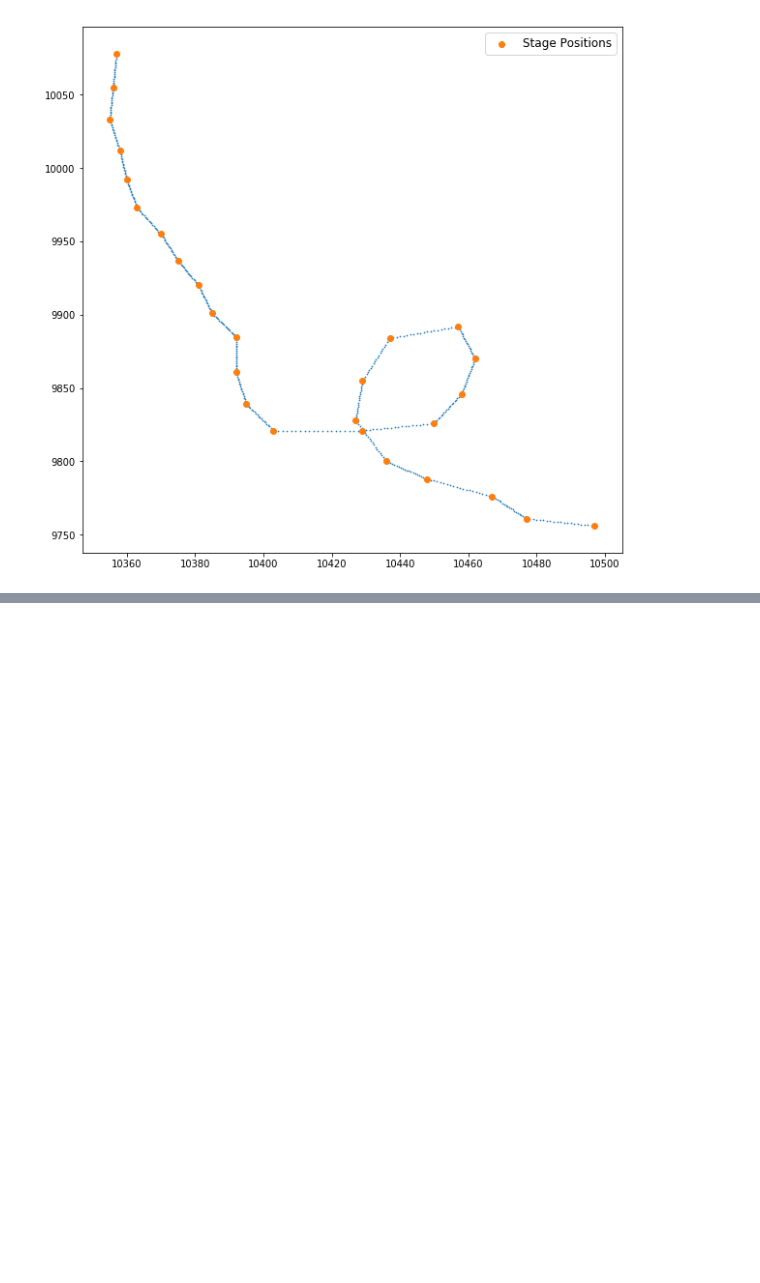
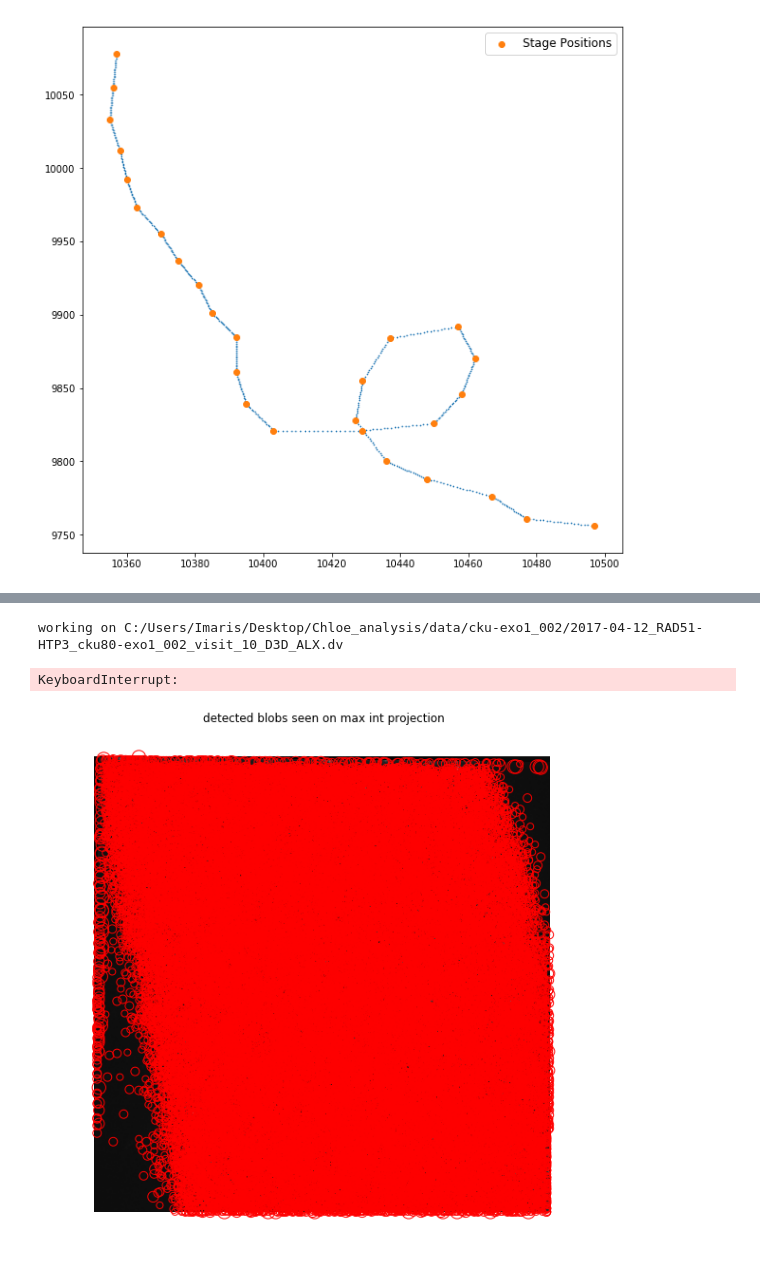
Before and after one commit to bioimage-analysis/Chloe_Chromosome_detection, a Jupyter notebook: notebook/batch.ipynb, the cells around one changed output, grey strips where cells are left out. Cells and saved outputs as stored; diff of their text form; code cells hidden in the pictures; blank space fills up the shorter version.

Commit message:
batch

```diff
--- a/notebook/batch.ipynb
+++ b/notebook/batch.ipynb
@@ -27,7 +26,7 @@ plt.rcParams['figure.figsize'] = 8,8
 plt.rcParams['image.interpolation'] = 'nearest'
 plt.rcParams['image.cmap'] = 'gray'
 # %%
-path = '/Users/Espenel/Desktop/Mini-Grant-Image-analysis/2018/Chloe/data_chloe/cku-exo1_002/'
+path = "C:/Users/Imaris/Desktop/Chloe_analysis/data/cku-exo1_002/"
 # %%
 javabridge.start_vm(class_path=bioformats.JARS)
 # %%
@@ -45,14 +44,16 @@ plt.legend([stage_pos], ["Stage Positions"], loc=0,fontsize='large')
 <matplotlib.legend.Legend at 0x...>
 [figure]
 # %%
+parameters = {
 # Size kernel for background substraction, should be a little larger than the object of interest
-back_sub_ch1 = 5
-back_sub_ch2 = 5
-back_sub_ch3 = 20
+'back_sub_ch1' : 5,
+'back_sub_ch2' : 5,
+'back_sub_ch3' : 20,
 # LOCI detection:
 # Smallest object (in pixels) to be detected
-smaller = 1
+'smaller' : 1,
 # Largest object to be detected
-largest = 5
+'largest' : 5,
 # Threshold above which to look for
-thresh = 80
+'thresh' : 80
+}
@@ -59,5 +72,9 @@ thresh = 80
 # %%
-clf = joblib.load("/Users/Espenel/Desktop/Mini-Grant-Image-analysis/2018/Chloe/clf_scaler/clf")
-scaler = joblib.load("/Users/Espenel/Desktop/Mini-Grant-Image-analysis/2018/Chloe/clf_scaler/scaler")
+clf = joblib.load("C:/Users/Imaris/Desktop/Chloe_analysis/Chloe_Chromosome_detection/clf_scaler/clf")
+scaler = joblib.load("C:/Users/Imaris/Desktop/Chloe_analysis/Chloe_Chromosome_detection/clf_scaler/scaler")
 # %%
-batch.batch_analysis(path)
+batch.batch_analysis(path, clf, scaler, parameters=parameters)
+# %% [output]
+working on C:/Users/Imaris/Desktop/Chloe_analysis/data/cku-exo1_002/2017-04-12_RAD51-HTP3_cku80-exo1_002_visit_10_D3D_ALX.dv
+KeyboardInterrupt:
+[figure, added]
```
Also changed, not shown: parts of 3 cells of this notebook, 1 other file.
